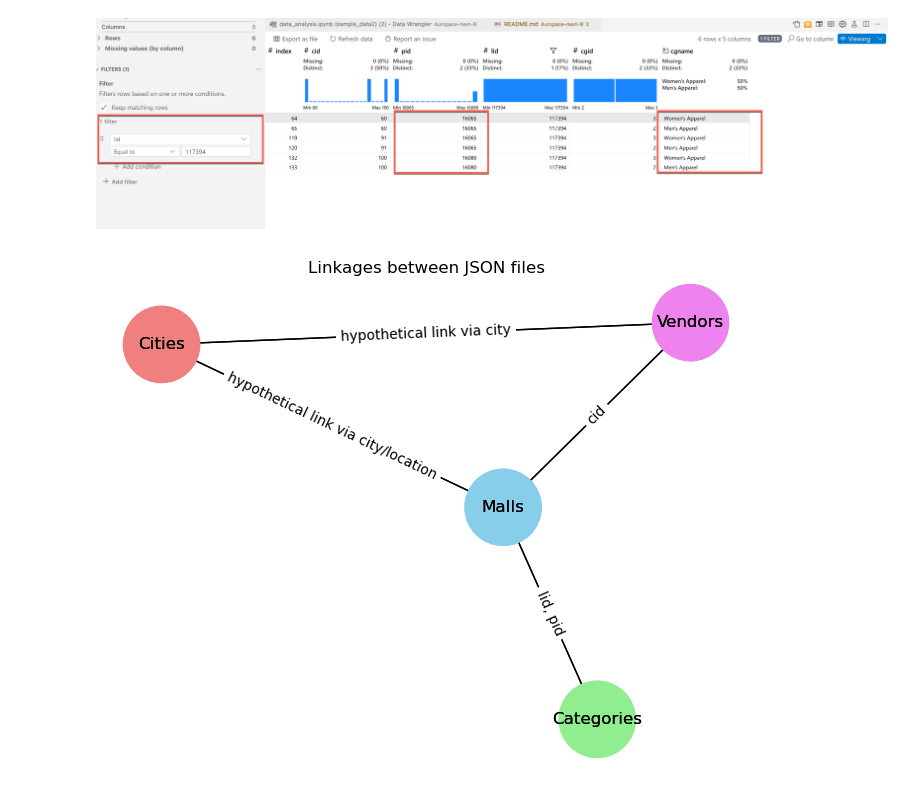
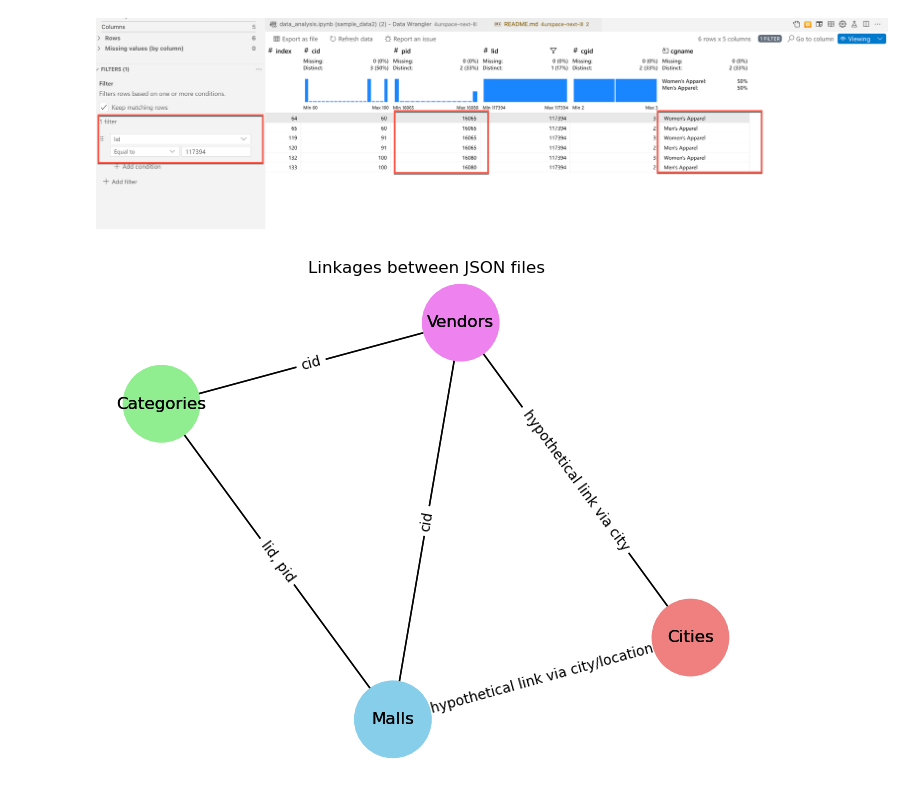
Before and after one commit to mariandumitrascu/4urspace-next, a Jupyter notebook: data_analysis.ipynb, the cells around one changed output. Saved outputs shown, nothing was run; the diff lists cells and outputs as text; code cells hidden in the pictures.

Commit message:
updated the images for data

```diff
--- a/data_analysis.ipynb
+++ b/data_analysis.ipynb
@@ -385,31 +385,32 @@ G = nx.Graph()
 # Adding nodes for each JSON file
 G.add_node("Malls", color='skyblue')
 G.add_node("Categories", color='lightgreen')
 G.add_node("Cities", color='lightcoral')
 G.add_node("Vendors", color='violet')
 
 # Adding edges with labels to show relationships
 G.add_edge("Malls", "Categories", label='lid, pid')
 G.add_edge("Malls", "Cities", label='hypothetical link via city/location')
 G.add_edge("Vendors", "Cities", label='hypothetical link via city')
 G.add_edge("Vendors", "Malls", label='cid')
+G.add_edge("Vendors", "Categories", label='cid')
 
 # Position nodes using a spring layout for a visually appealing structure
 pos = nx.spring_layout(G)
 nx.draw(G, pos, with_labels=True, node_color=list(nx.get_node_attributes(G, 'color').values()), node_size=3000)
 labels = nx.get_edge_attributes(G, 'label')
 nx.draw_networkx_edge_labels(G, pos, edge_labels=labels)
 
 # Update the graph to include the verified connection between Vendors and Malls via 'cid'
 
 
 # Redraw the graph with the updated connection
 nx.draw(G, pos, with_labels=True, node_color=list(nx.get_node_attributes(G, 'color').values()), node_size=3000)
 labels = nx.get_edge_attributes(G, 'label')
 nx.draw_networkx_edge_labels(G, pos, edge_labels=labels)
 
 # Show the diagram
 plt.title('Linkages between JSON files')
 plt.show()
 # %% [output]
-[figure, old version]
+[figure, new version]
```
Also changed, not shown: 5 other files.
